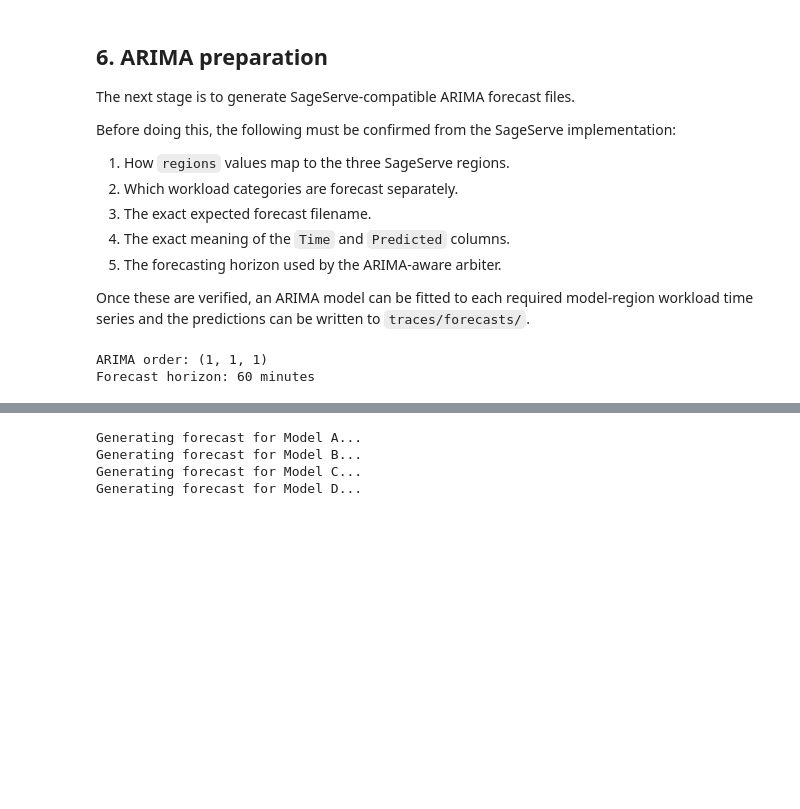
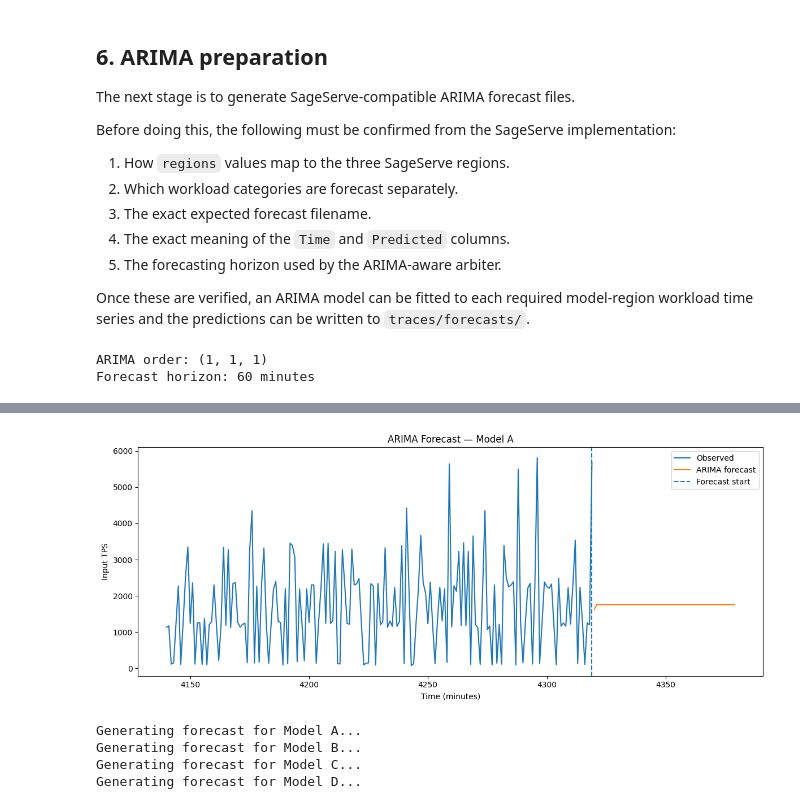
Before and after one commit to SreenathKarthick11/Sage-Serve, a Jupyter notebook: SageServe-original/my_notebooks/sageserve_forecast_preparation.ipynb, the cells around one changed output, grey strips where cells are left out. Drawn from its saved outputs; the diff is of its cells as text; code cells hidden in the pictures; blank space fills up the shorter version.

```diff
--- a/SageServe-original/my_notebooks/sageserve_forecast_preparation.ipynb
+++ b/SageServe-original/my_notebooks/sageserve_forecast_preparation.ipynb
@@ -536,3 +537,41 @@ plt.show()
+# %%
+history_minutes = 180
+
+observed_start = max(
+    series.index.min(),
+    series.index.max() - history_minutes + 1,
+)
+
+observed = series.loc[observed_start:]
+
+plt.figure(figsize=(12, 5))
+
+plt.plot(
+    observed.index,
+    observed.values,
+    label="Observed",
+)
+
+plt.plot(
+    forecast_A["Time"],
+    forecast_A["Predicted"],
+    label="ARIMA forecast",
+)
+
+plt.axvline(
+    series.index.max(),
+    linestyle="--",
+    label="Forecast start",
+)
+
+plt.xlabel("Time (minutes)")
+plt.ylabel("Input TPS")
+plt.title(f"ARIMA Forecast — Model {model}")
+plt.legend()
+plt.tight_layout()
+plt.show()
+# %% [output]
+[figure, added]
 # %%
 all_forecasts = []
 fitted_models = {}
```
Also changed, not shown: parts of 17 cells of this notebook, 4 other files.
